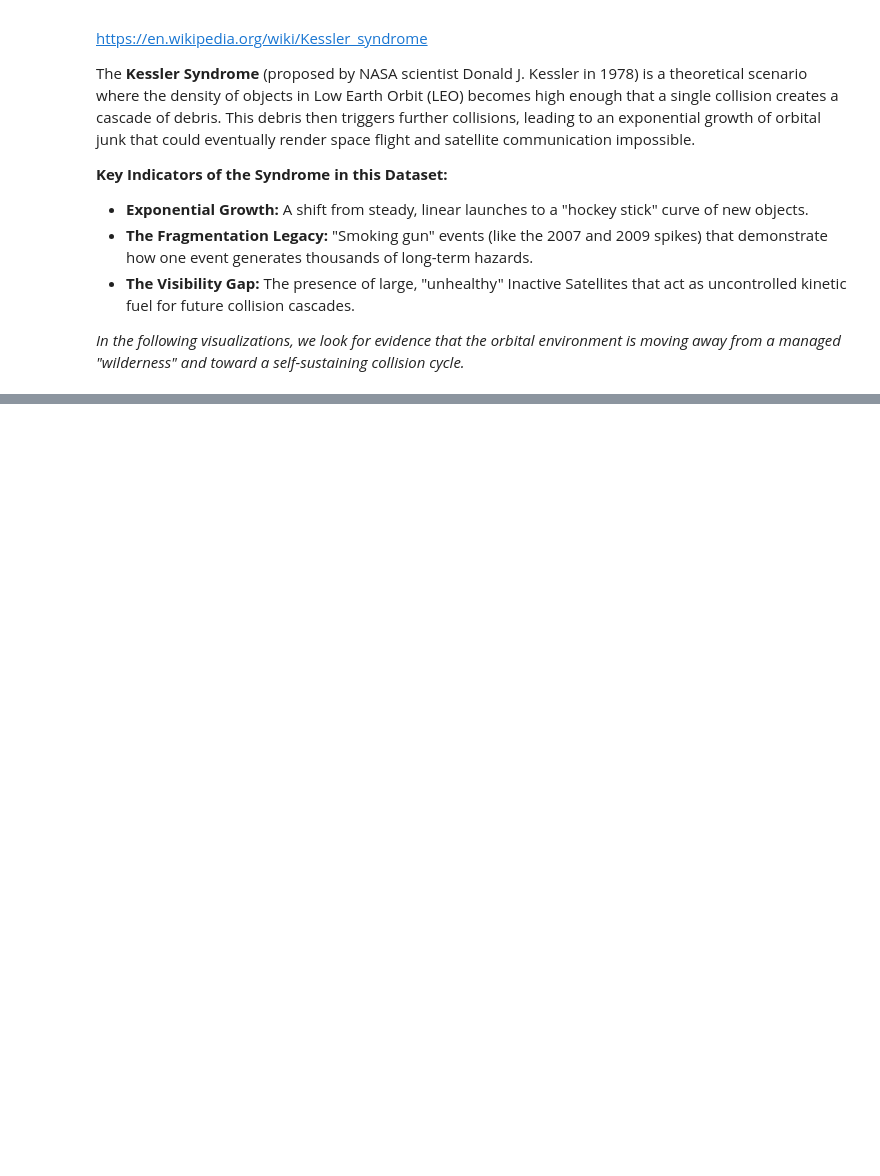
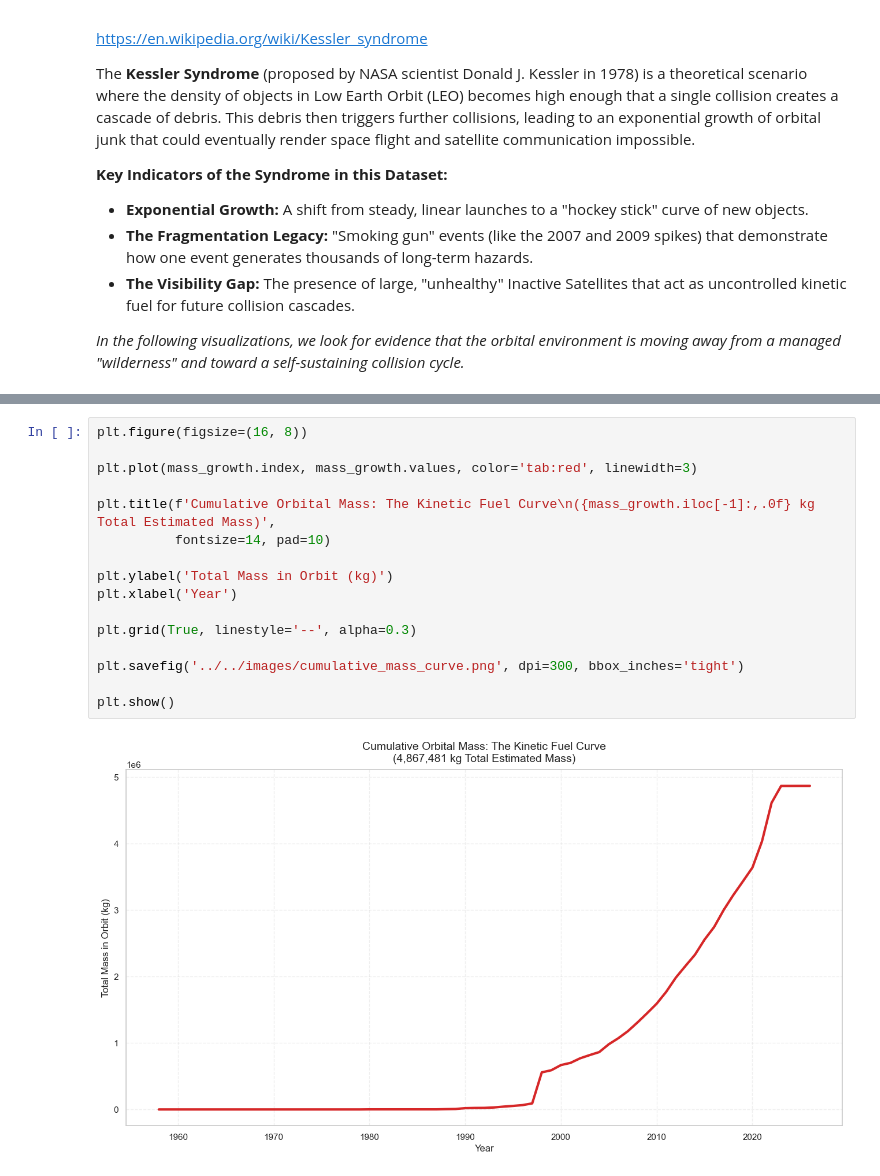
Before and after one commit to sithid/orbital-debris-assessment, a Jupyter notebook: notebooks/eda/satcat_eda.ipynb, the cells around one changed output, grey strips where cells are left out. Cells and saved outputs as stored; diff of their text form; blank space fills up the shorter version.

```diff
--- a/notebooks/eda/satcat_eda.ipynb
+++ b/notebooks/eda/satcat_eda.ipynb
@@ -454,0 +486,18 @@ plt.show()
+# %%
+plt.figure(figsize=(16, 8))
+
+plt.plot(mass_growth.index, mass_growth.values, color='tab:red', linewidth=3)
+
+plt.title(f'Cumulative Orbital Mass: The Kinetic Fuel Curve\n({mass_growth.iloc[-1]:,.0f} kg Total Estimated Mass)',
+          fontsize=14, pad=10)
+
+plt.ylabel('Total Mass in Orbit (kg)')
+plt.xlabel('Year')
+
+plt.grid(True, linestyle='--', alpha=0.3)
+
+plt.savefig('../../images/cumulative_mass_curve.png', dpi=300, bbox_inches='tight')
+
+plt.show()
+# %% [output]
+[figure, added]
```
Also changed, not shown: parts of 6 cells of this notebook, 4 other files.
